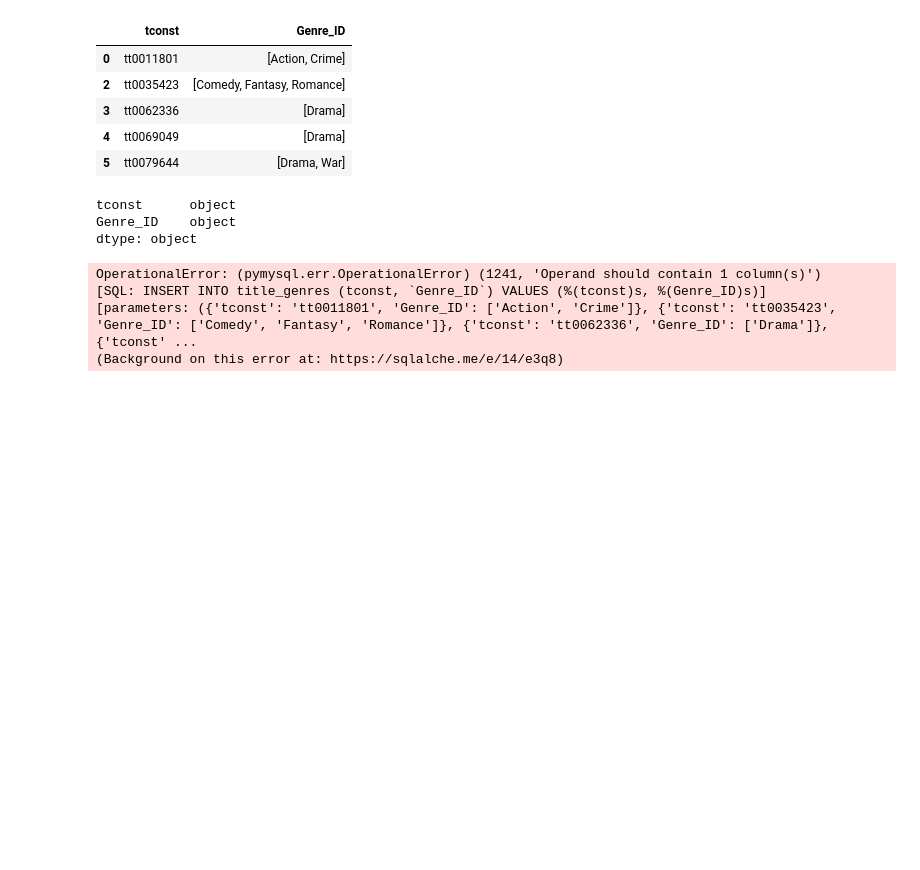
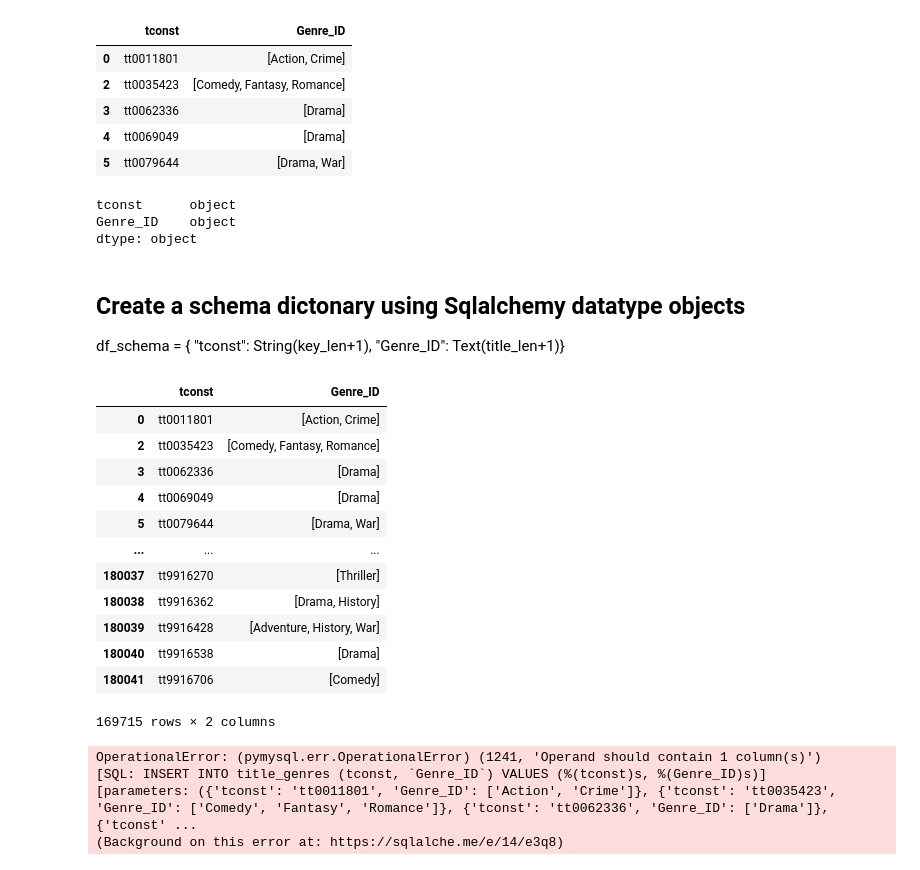
Before and after one commit to fid2445/Project-3-, a Jupyter notebook: Mike Fiddler Project 3 Part 3.ipynb, the cells around one changed output. Cells and saved outputs as stored; diff of their text form; code cells hidden in the pictures; blank space fills up the shorter version.

```diff
--- a/Mike Fiddler Project 3 Part 3.ipynb
+++ b/Mike Fiddler Project 3 Part 3.ipynb
@@ -189 +184,22 @@ df_schema = {
+# %% [markdown]
+## Create a schema dictonary using Sqlalchemy datatype objects
+df_schema = {
+    "tconst": String(key_len+1),
+    "Genre_ID": Text(title_len+1)}
+# %%
+title_genres
+# %% [output]
+|  | tconst | Genre_ID |
+| 0 | tt0011801 | [Action, Crime] |
+| 2 | tt0035423 | [Comedy, Fantasy, Romance] |
+| 3 | tt0062336 | [Drama] |
+| 4 | tt0069049 | [Drama] |
+| 5 | tt0079644 | [Drama, War] |
+| ... | ... | ... |
+| 180037 | tt9916270 | [Thriller] |
+| 180038 | tt9916362 | [Drama, History] |
+| 180039 | tt9916428 | [Adventure, History, War] |
+| 180040 | tt9916538 | [Drama] |
+| 180041 | tt9916706 | [Comedy] |
+169715 rows × 2 columns
 # %%
```
Also changed, not shown: parts of 9 cells of this notebook.
